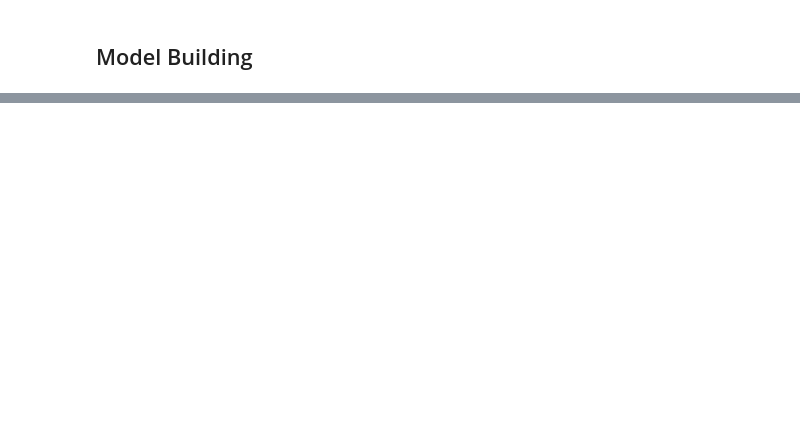
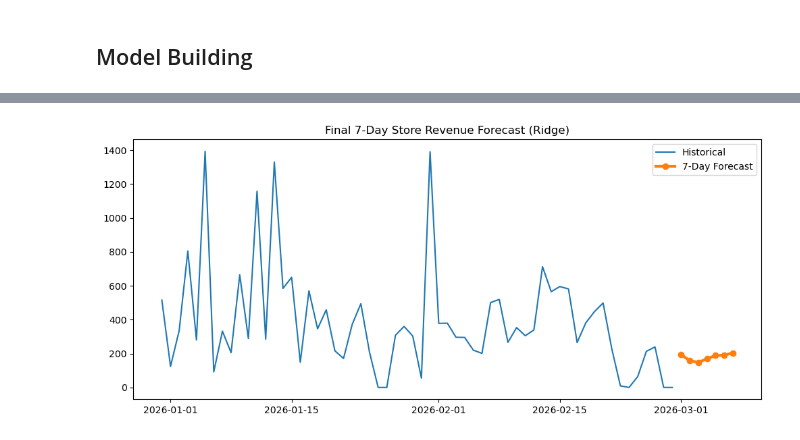
Before and after one commit to dheerajsingh718/price-prediction-model, a Jupyter notebook: notebooks/03_model_training.ipynb, the cells around one changed output, grey strips where cells are left out. Cells and saved outputs as stored; diff of their text form; code cells hidden in the pictures; blank space fills up the shorter version.

```diff
--- a/notebooks/03_model_training.ipynb
+++ b/notebooks/03_model_training.ipynb
@@ -966,0 +364,3 @@ regression_report(f"Best model holdout ({best_name})", y_test, best_pred)
+# %%
+# We wil add day of the week feature to our dataset
+df_model["day_of_week"] = df_model.index.dayofweek
@@ -966,0 +523,9 @@ regression_report(f"Best model holdout ({best_name})", y_test, best_pred)
+# %%
+# Train final Ridge model on all historical data
+
+final_model = Ridge(alpha=8.286427728546842)
+
+X_all = df_model.drop(columns=["total"])
+y_all = df_model["total"]
+
+final_model.fit(X_all, y_all)
@@ -966,0 +597,10 @@ regression_report(f"Best model holdout ({best_name})", y_test, best_pred)
+# %%
+# Build recursive 7-day forecast
+forecast_index = pd.date_range(
+    start=df_model.index[-1] + pd.Timedelta(days=1),
+    periods=7,
+    freq="D"
+)
+
+forecast_series = pd.Series(future_predictions, index=forecast_index)
+print(forecast_series)
@@ -966,0 +616,9 @@ regression_report(f"Best model holdout ({best_name})", y_test, best_pred)
+# %%
+plt.figure(figsize=(12,5))
+plt.plot(df_model["total"].tail(60), label="Historical")
+plt.plot(forecast_series, marker="o", linewidth=3, label="7-Day Forecast")
+plt.legend()
+plt.title("Final 7-Day Store Revenue Forecast (Ridge)")
+plt.show()
+# %% [output]
+[figure, added]
```
Also changed, not shown: parts of 137 cells of this notebook, 4 other files.
